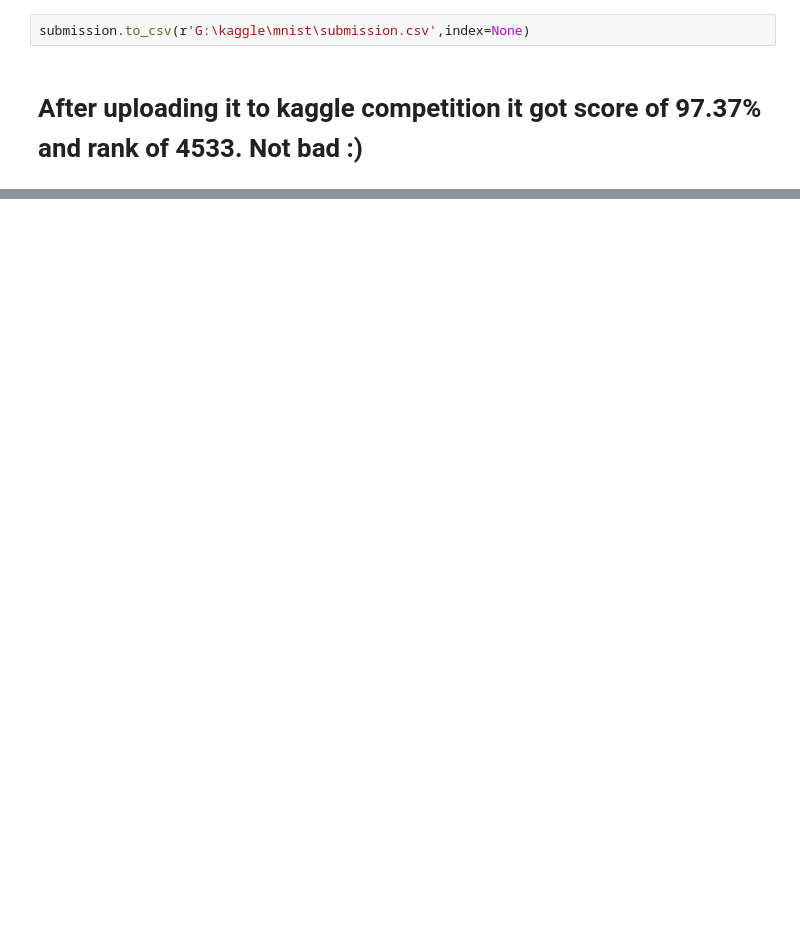
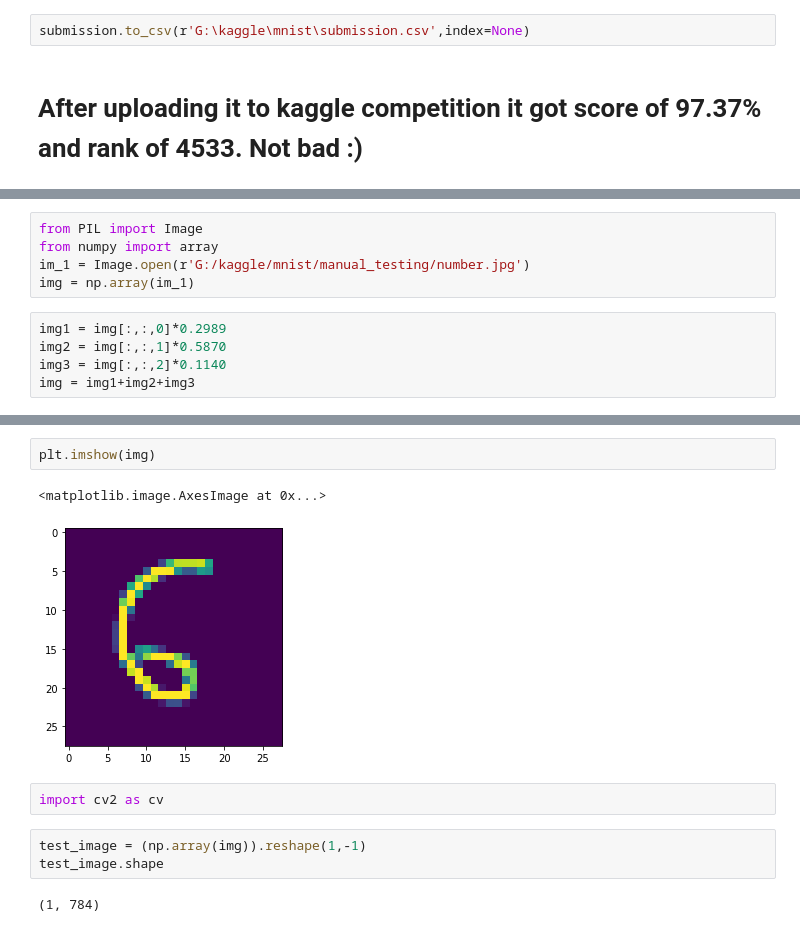
Before and after one commit to Mahutrivedi/mnist, a Jupyter notebook: Mnist.ipynb, the cells around one changed output, grey strips where cells are left out. Cells and saved outputs as stored; diff of their text form; blank space fills up the shorter version.

```diff
--- a/Mnist.ipynb
+++ b/Mnist.ipynb
@@ -602,0 +220,10 @@ submission.to_csv(r'G:\kaggle\mnist\submission.csv',index=None)
+# %%
+from PIL import Image
+from numpy import array
+im_1 = Image.open(r'G:/kaggle/mnist/manual_testing/number.jpg')
+img = np.array(im_1)
+# %%
+img1 = img[:,:,0]*0.2989
+img2 = img[:,:,1]*0.5870
+img3 = img[:,:,2]*0.1140
+img = img1+img2+img3
@@ -602,0 +250,12 @@ submission.to_csv(r'G:\kaggle\mnist\submission.csv',index=None)
+# %%
+plt.imshow(img)
+# %% [output]
+<matplotlib.image.AxesImage at 0x...>
+[figure, added]
+# %%
+import cv2 as cv
+# %%
+test_image = (np.array(img)).reshape(1,-1)
+test_image.shape
+# %% [output]
+(1, 784)
```
Also changed, not shown: parts of 19 cells of this notebook, 2 other files.
